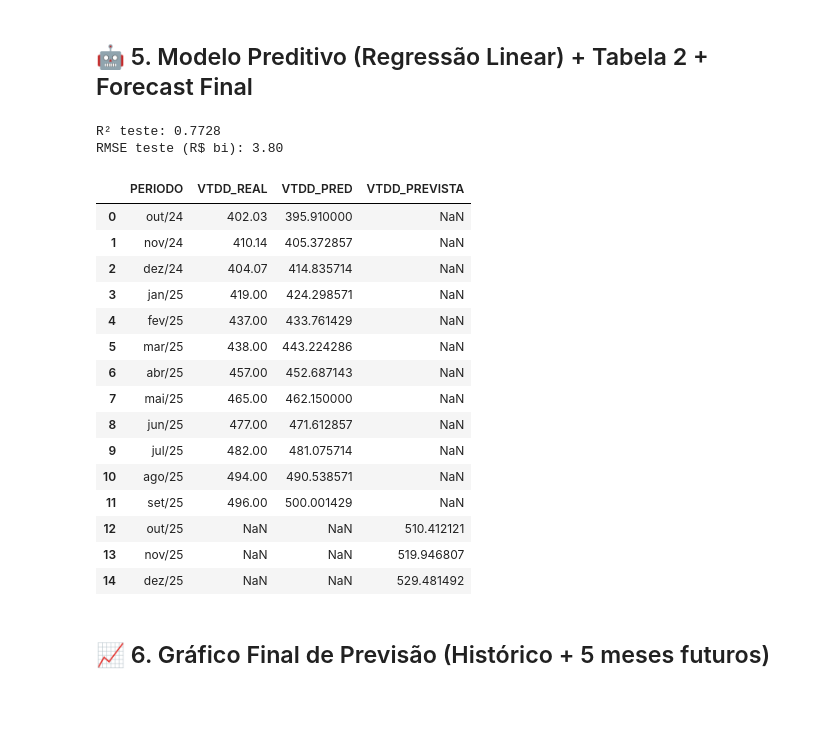
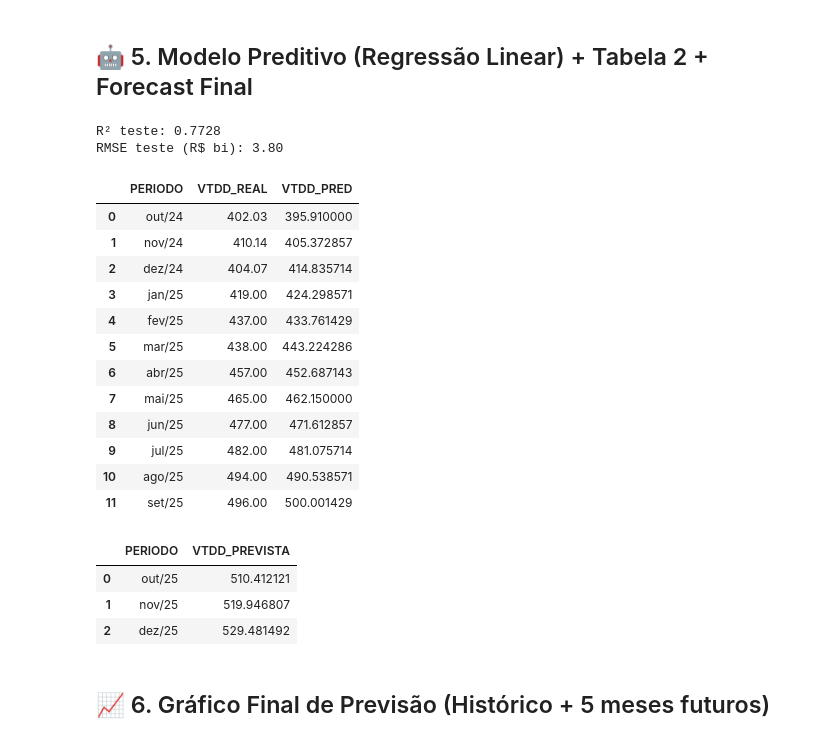
Before and after one commit to GrupoMackenzie/ProjetoAplicado02-DataScience-Mackenzie-2025, a Jupyter notebook: notebooks/EDA_Serasa.ipynb, the cells around one changed output. Drawn from its saved outputs; the diff is of its cells as text; code cells hidden in the pictures; blank space fills up the shorter version.

```diff
--- a/notebooks/EDA_Serasa.ipynb
+++ b/notebooks/EDA_Serasa.ipynb
@@ -280,53 +280,59 @@ def train_vtdd_model(df):
 
     y_pred_test = model.predict(X_test)
 
     r2 = r2_score(y_test, y_pred_test)
     rmse = mean_squared_error(y_test, y_pred_test)**0.5
 
     print(f"R² teste: {r2:.4f}")
     print(f"RMSE teste (R$ bi): {rmse:.2f}")
 
     # previsão histórica
     y_pred_hist = model.predict(X)
 
     # previsões futuras
     model_full = LinearRegression()
     model_full.fit(X, y)
     last = df["t"].iloc[-1]
     future = np.arange(last+1, last+4).reshape(-1, 1)
     future_pred = model_full.predict(future)
 
     tabela2 = pd.DataFrame({
-        "PERIODO": list(df["PERIODO"]) + ["out/25","nov/25","dez/25"],
-        "VTDD_REAL": list(df["VTDD_BI"]) + [np.nan]*3,
-        "VTDD_PRED": list(y_pred_hist) + [np.nan]*3,
-        "VTDD_PREVISTA": [np.nan]*len(df) + list(future_pred)
+        "PERIODO": list(df["PERIODO"]),
+        "VTDD_REAL": list(df["VTDD_BI"]),
+        "VTDD_PRED": list(y_pred_hist)
+    })
+
+    tabela3 = pd.DataFrame({
+        "PERIODO": ["out/25","nov/25","dez/25"],
+        "VTDD_PREVISTA": list(future_pred)
     })
 
     display(tabela2)
+    display(tabela3)
 
     return tabela2, future_pred
 
 tabela2, future_pred = train_vtdd_model(df)
 # %% [output]
 R² teste: 0.7728
 RMSE teste (R$ bi): 3.80
-|  | PERIODO | VTDD_REAL | VTDD_PRED | VTDD_PREVISTA |
-| 0 | out/24 | 402.03 | 395.910000 | NaN |
-| 1 | nov/24 | 410.14 | 405.372857 | NaN |
-| 2 | dez/24 | 404.07 | 414.835714 | NaN |
-| 3 | jan/25 | 419.00 | 424.298571 | NaN |
-| 4 | fev/25 | 437.00 | 433.761429 | NaN |
-| 5 | mar/25 | 438.00 | 443.224286 | NaN |
-| 6 | abr/25 | 457.00 | 452.687143 | NaN |
-| 7 | mai/25 | 465.00 | 462.150000 | NaN |
-| 8 | jun/25 | 477.00 | 471.612857 | NaN |
-| 9 | jul/25 | 482.00 | 481.075714 | NaN |
-| 10 | ago/25 | 494.00 | 490.538571 | NaN |
-| 11 | set/25 | 496.00 | 500.001429 | NaN |
-| 12 | out/25 | NaN | NaN | 510.412121 |
-| 13 | nov/25 | NaN | NaN | 519.946807 |
-| 14 | dez/25 | NaN | NaN | 529.481492 |
+|  | PERIODO | VTDD_REAL | VTDD_PRED |
+| 0 | out/24 | 402.03 | 395.910000 |
+| 1 | nov/24 | 410.14 | 405.372857 |
+| 2 | dez/24 | 404.07 | 414.835714 |
+| 3 | jan/25 | 419.00 | 424.298571 |
+| 4 | fev/25 | 437.00 | 433.761429 |
+| 5 | mar/25 | 438.00 | 443.224286 |
+| 6 | abr/25 | 457.00 | 452.687143 |
+| 7 | mai/25 | 465.00 | 462.150000 |
+| 8 | jun/25 | 477.00 | 471.612857 |
+| 9 | jul/25 | 482.00 | 481.075714 |
+| 10 | ago/25 | 494.00 | 490.538571 |
+| 11 | set/25 | 496.00 | 500.001429 |
+|  | PERIODO | VTDD_PREVISTA |
+| 0 | out/25 | 510.412121 |
+| 1 | nov/25 | 519.946807 |
+| 2 | dez/25 | 529.481492 |
 # %% [markdown]
 ## 📈 6. Gráfico Final de Previsão (Histórico + 5 meses futuros)
 # %%
```
